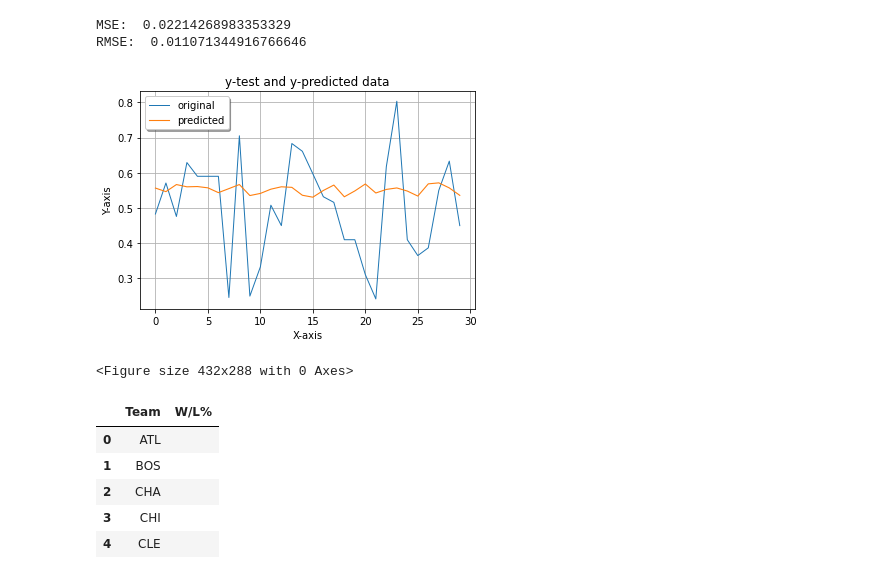
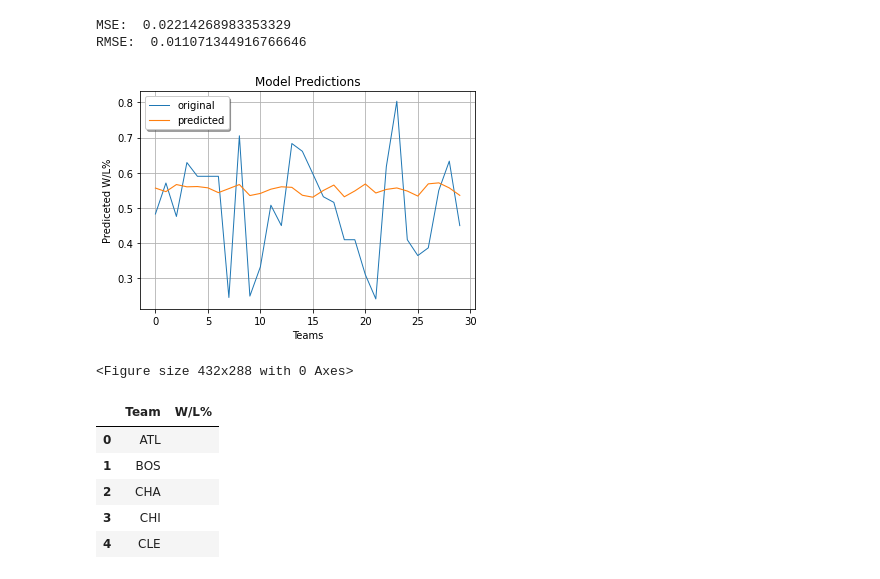
Before and after one commit to almulldreyer/machine-learning-project-4, a Jupyter notebook: main/combined model/combinedmodel.ipynb, the cells around one changed output. Saved outputs shown, nothing was run; the diff lists cells and outputs as text; code cells hidden in the pictures.

```diff
--- a/main/combined model/combinedmodel.ipynb
+++ b/main/combined model/combinedmodel.ipynb
@@ -92,16 +92,16 @@ RMSE:  0.011071344916766646
 # %%
 x_ax = range(len(y_test))
 plt.plot(x_ax, y_test, linewidth=1, label="original")
 plt.plot(x_ax, y_prediction, linewidth=1.1, label="predicted")
-plt.title("y-test and y-predicted data")
-plt.xlabel('X-axis')
-plt.ylabel('Y-axis')
+plt.title("Model Predictions")
+plt.xlabel('Teams')
+plt.ylabel('Prediceted W/L%')
 plt.legend(loc='best',fancybox=True, shadow=True)
 plt.grid(True)
 plt.show()
 plt.savefig('combined_graph')
 # %% [output]
-[figure, old version]
+[figure, new version]
 <Figure size 432x288 with 0 Axes>
 # %%
 #Create a dataframe to hold predictions
```
Also changed, not shown: 35 other files.
